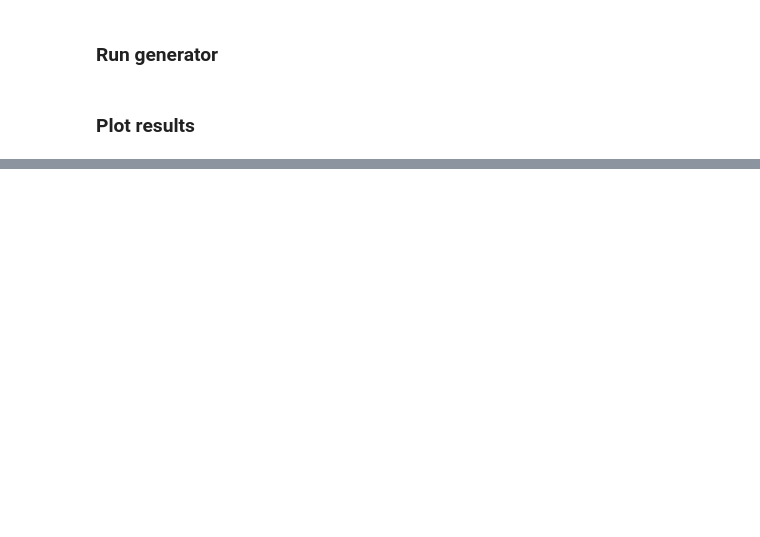
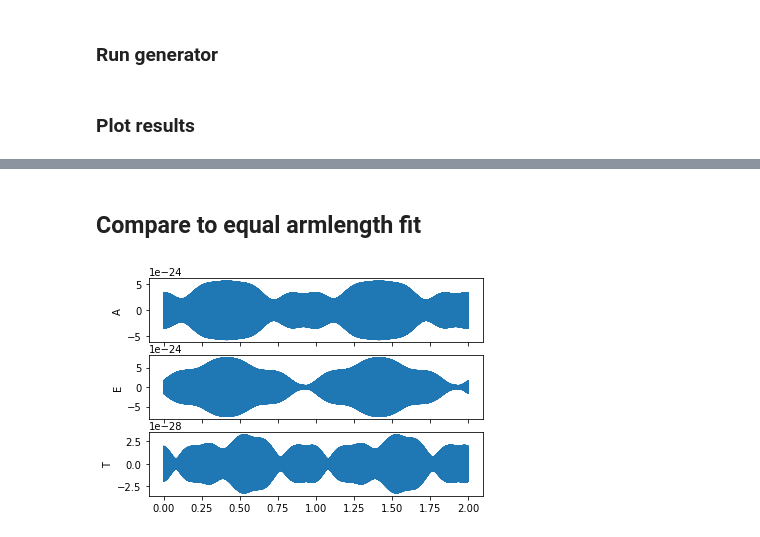
Before and after one commit to mikekatz04/lisa-on-gpu, a Jupyter notebook: docs/doctrees/nbsphinx/fast_LISA_response_tutorial.ipynb, the cells around one changed output, grey strips where cells are left out. Cells and saved outputs as stored; diff of their text form; code cells hidden in the pictures; blank space fills up the shorter version.

```diff
--- a/docs/doctrees/nbsphinx/fast_LISA_response_tutorial.ipynb
+++ b/docs/doctrees/nbsphinx/fast_LISA_response_tutorial.ipynb
@@ -109,0 +198,34 @@ for i, lab in enumerate(["X", "Y", "Z"]):
+# %% [markdown]
+## Compare to equal armlength fit
+# %%
+orbit_file_equal = "../orbit_files/equalarmlength-trailing-fit.h5"
+
+orbit_kwargs_equal = dict(orbit_file=orbit_file_equal)
+
+tdi_kwargs_equal = dict(
+    orbit_kwargs=orbit_kwargs_equal, order=order, tdi=tdi_gen, tdi_chan="AET",
+)
+
+gb_lisa_equal = ResponseWrapper(
+    gb,
+    T,
+    t0,
+    dt,
+    index_lambda,
+    index_beta,
+    flip_hx=False,  # set to True if waveform is h+ - ihx
+    use_gpu=use_gpu,
+    remove_sky_coords=True,  # True if the waveform generator does not take sky coordinates
+    is_ecliptic_latitude=True,  # False if using polar angle (theta)
+    remove_garbage=True,  # removes the beginning of the signal that has bad information
+    **tdi_kwargs_equal,
+)
+chans_equal = gb_lisa_equal(A, f, fdot, iota, phi0, psi, lam, beta)
+
+fig, ax = plt.subplots(3, 1, sharex=True)
+
+for i, lab in enumerate(["A", "E", "T"]):
+    ax[i].plot(np.arange(len(chans[0])) * dt / YRSID_SI, chans_equal[i])
+    ax[i].set_ylabel(lab)
+# %% [output]
+[figure, added]
```
Also changed, not shown: parts of 22 cells of this notebook, 26 other files.
